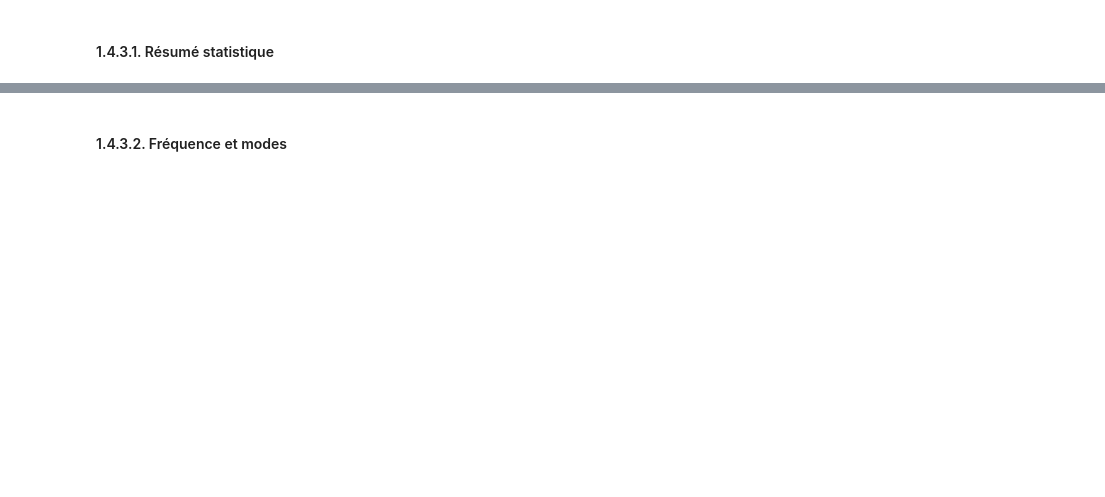
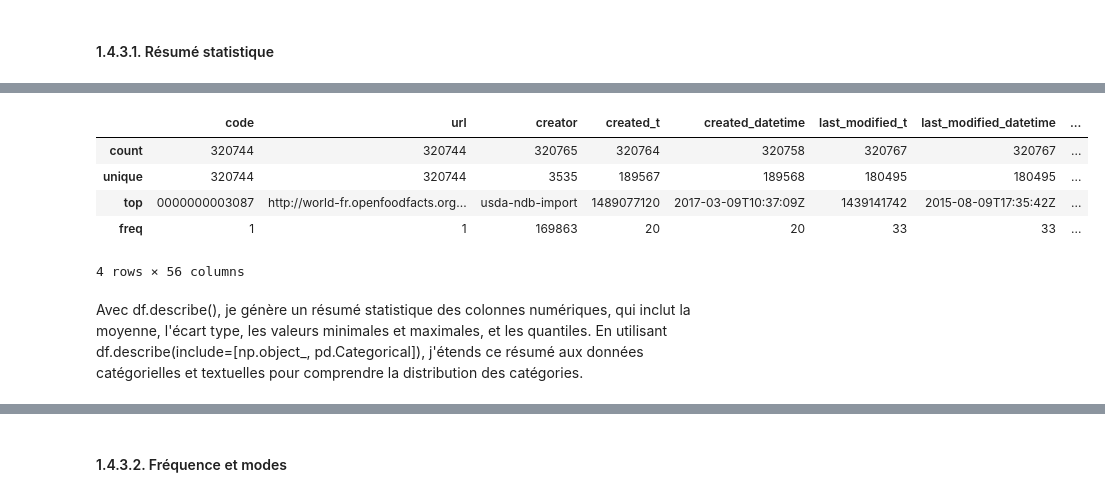
Before and after one commit to CYBA7K2M-DATAPROJ/prepare_data_for_public_health_agency, a Jupyter notebook: Fusilier_Antoine_1_notebook_112023.ipynb, the cells around one changed output, grey strips where cells are left out. Cells and saved outputs as stored; diff of their text form; code cells hidden in the pictures; blank space fills up the shorter version.

```diff
--- a/Fusilier_Antoine_1_notebook_112023.ipynb
+++ b/Fusilier_Antoine_1_notebook_112023.ipynb
@@ -84,3 +167,12 @@ df.describe()
 # %%
-df.describe(include=[np.object_, pd.Categorical])
+dfs['load_data_130'].describe(include=[np.object_, pd.Categorical])
+# %% [output]
+|  | code | url | creator | created_t | created_datetime | last_modified_t | last_modified_datetime | ... |
+| count | 320744 | 320744 | 320765 | 320764 | 320758 | 320767 | 320767 | ... |
+| unique | 320744 | 320744 | 3535 | 189567 | 189568 | 180495 | 180495 | ... |
+| top | 0000000003087 | http://world-fr.openfoodfacts.org... | usda-ndb-import | 1489077120 | 2017-03-09T10:37:09Z | 1439141742 | 2015-08-09T17:35:42Z | ... |
+| freq | 1 | 1 | 169863 | 20 | 20 | 33 | 33 | ... |
+4 rows × 56 columns
+# %% [markdown]
+Avec df.describe(), je génère un résumé statistique des colonnes numériques, qui inclut la moyenne, l'écart type, les valeurs minimales et maximales, et les quantiles. En utilisant df.describe(include=[np.object_, pd.Categorical]), j'étends ce résumé aux données catégorielles et textuelles pour comprendre la distribution des catégories.
 # %%
```
Also changed, not shown: parts of 111 cells of this notebook.
